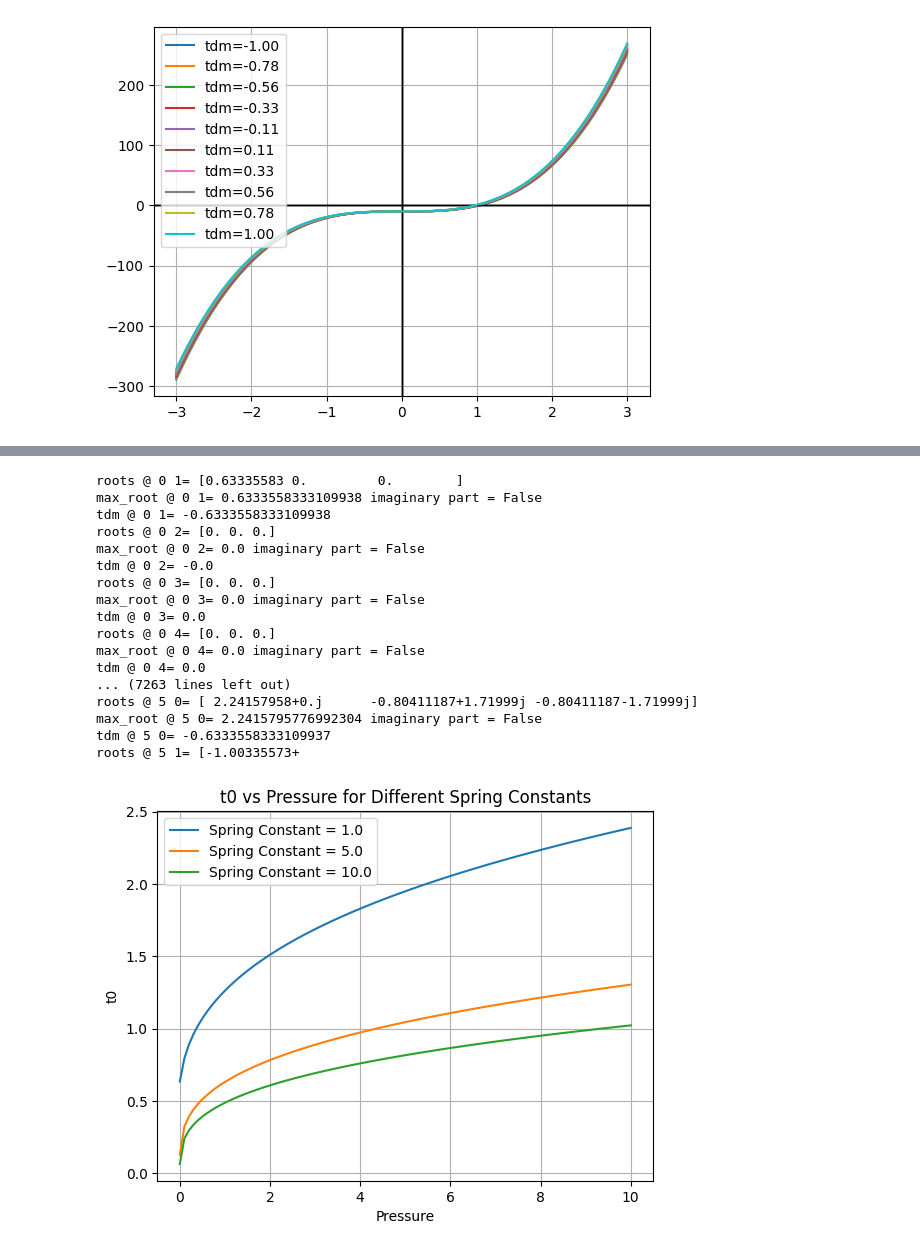
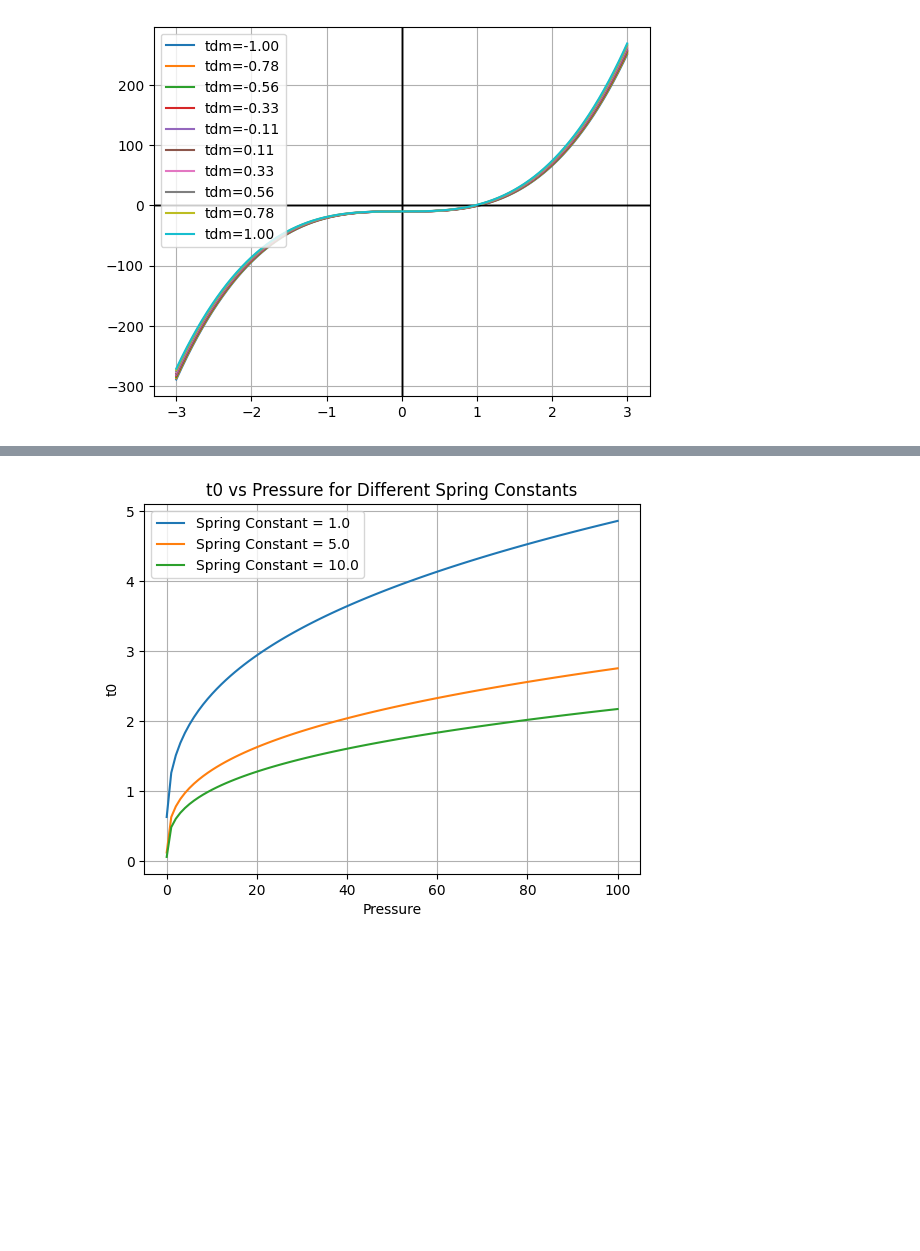
Before and after one commit to nkitamuraQC/pressphpy, a Jupyter notebook: examples.ipynb, the cells around one changed output, grey strips where cells are left out. Saved outputs shown, nothing was run; the diff lists cells and outputs as text; code cells hidden in the pictures; blank space fills up the shorter version.

Commit message:
first_commit

```diff
--- a/examples.ipynb
+++ b/examples.ipynb
@@ -79,7 +79,7 @@ for i in range(norb):
 # %%
 ph = Phonon(int1e, int2e, norb, nelec, dm_calculator)
 
-pressure = np.linspace(0, 10, 100)
+pressure = np.linspace(0, 100, 100)
 
 t0_list = []
 for p in pressure:
@@ -120,7 +103,7 @@ spring = np.linspace(1, 10, 100)
 t0_list = []
 for s in spring:
     ph.K1 = s
-    int1e_p = ph.run(pressure=None)
+    int1e_p = ph.run(pressure=0.0)  # Example: Fix pressure at the first value
     t0_list.append(int1e_p[0, 1])  # Example: t0 is the hopping between site 0 and 1
     ph.clear()  # Clear the state for the next iteration
 
@@ -136,61 +119,39 @@ plt.show()
 ph = Phonon(int1e, int2e, norb, nelec, dm_calculator)
 
 spring = [1., 5., 10.]
-pressure = np.linspace(0, 10, 100)
+pressure = np.linspace(0, 100, 100)
 
 t0_list_0 = []
 for p in pressure:
     ph.K1 = spring[0]  # Example: Fix spring constant at 5.0
     int1e_p = ph.run(pressure=p)
     t0_list_0.append(int1e_p[0, 1])  # Example: t0 is the hopping between site 0 and 1
     ph.clear()  # Clear the state for the next iteration
 
 t0_list_1 = []
 for p in pressure:
     ph.K1 = spring[1]  # Example: Fix spring constant at 5.0
     int1e_p = ph.run(pressure=p)
     t0_list_1.append(int1e_p[0, 1])  # Example: t0 is the hopping between site 0 and 1
     ph.clear()  # Clear the state for the next iteration
 
 t0_list_2 = []
 for p in pressure:
     ph.K1 = spring[2]  # Example: Fix spring constant at 5.0
     int1e_p = ph.run(pressure=p)
     t0_list_2.append(int1e_p[0, 1])  # Example: t0 is the hopping between site 0 and 1
     ph.clear()  # Clear the state for the next iteration
 
-t0_list_0 = []
-for p in pressure:
-    ph.K1 = spring[0]  # Example: Fix spring constant at 5.0
-    int1e_p = ph.run(pressure=p)
-    t0_list_0.append(int1e_p[0, 1])  # Example: t0 is the hopping between site 0 and 1
-    ph.clear()  # Clear the state for the next iteration
+
 
 plt.plot(pressure, t0_list_0, label=f"Spring Constant = {spring[0]}")
 plt.plot(pressure, t0_list_1, label=f"Spring Constant = {spring[1]}")
 plt.plot(pressure, t0_list_2, label=f"Spring Constant = {spring[2]}")
 plt.xlabel("Pressure")
 plt.ylabel("t0")
 plt.legend()
 plt.title("t0 vs Pressure for Different Spring Constants")
 plt.grid()
 plt.show()
 # %% [output]
-roots @ 0 1= [0.63335583 0.         0.        ]
-max_root @ 0 1= 0.6333558333109938 imaginary part = False
-tdm @ 0 1= -0.6333558333109938
-roots @ 0 2= [0. 0. 0.]
-max_root @ 0 2= 0.0 imaginary part = False
-tdm @ 0 2= -0.0
-roots @ 0 3= [0. 0. 0.]
-max_root @ 0 3= 0.0 imaginary part = False
-tdm @ 0 3= 0.0
-roots @ 0 4= [0. 0. 0.]
-max_root @ 0 4= 0.0 imaginary part = False
-tdm @ 0 4= 0.0
-... (7263 lines left out)
-roots @ 5 0= [ 2.24157958+0.j      -0.80411187+1.71999j -0.80411187-1.71999j]
-max_root @ 5 0= 2.2415795776992304 imaginary part = False
-tdm @ 5 0= -0.6333558333109937
-roots @ 5 1= [-1.00335573+
-[figure, old version]
+[figure, new version]
```
Also changed, not shown: parts of 2 cells of this notebook, 1 other file.
